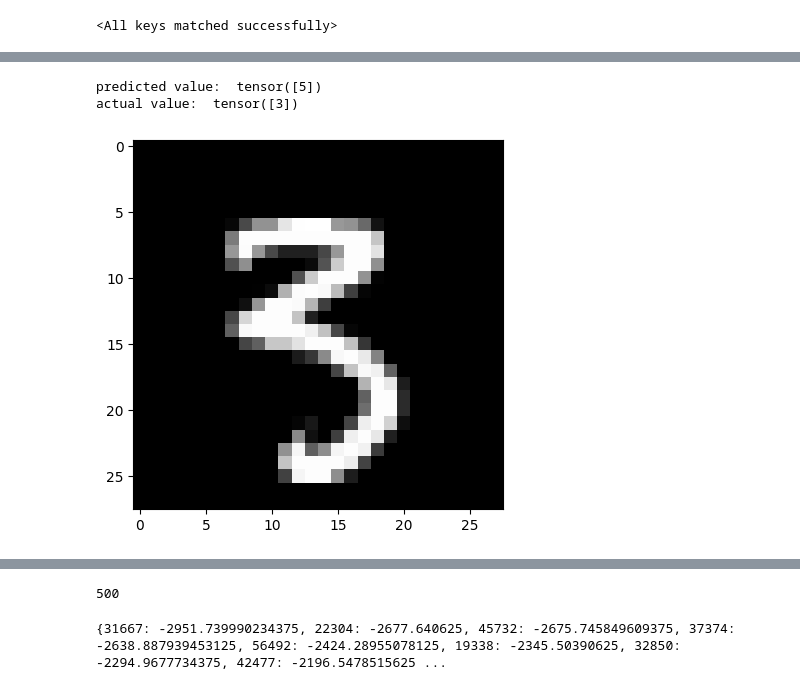
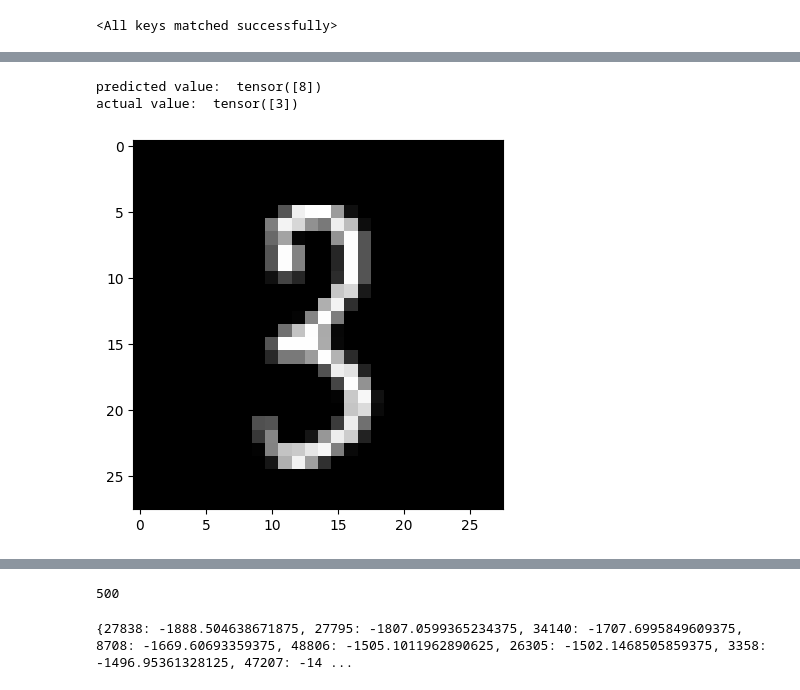
Before and after one commit to nebulous05/influence-functions-pytorch, a Jupyter notebook: influence_functions.ipynb, the cells around one changed output, grey strips where cells are left out. Saved outputs shown, nothing was run; the diff lists cells and outputs as text; code cells hidden in the pictures.

```diff
--- a/influence_functions.ipynb
+++ b/influence_functions.ipynb
@@ -128,22 +129,22 @@ mislabeled_indices = find_misclassified_indices()
 # %%
 # loss function
 loss_fn = nn.CrossEntropyLoss()
 
-image, label = get_item(7620, dataset='test')
+image, label = get_item(3476, dataset='test')
 y_pred = model(image.view(-1, 28*28))
 _, predicted = torch.max(y_pred.data, 1)
 
 # z_test
 z_test = image.view(-1, 28*28)
-z_test_label = torch.tensor([test_dataset[7620][1]])
+z_test_label = torch.tensor([test_dataset[3476][1]])
 
 print("predicted value: ", predicted)
 print("actual value: ", z_test_label)
-show_image(7620, dataset='test')
+show_image(3476, dataset='test')
 # %% [output]
-predicted value:  tensor([5])
+predicted value:  tensor([8])
 actual value:  tensor([3])
-[figure, old version]
+[figure, new version]
 # %%
 # Step 3: Compute the influence I_up,loss(z, z_test) for every training point z
 # %%
@@ -285,5 +286,5 @@ print(len(top_influential_dict))
 # %%
 print(top_influential_dict)
 # %% [output]
-{31667: -2951.739990234375, 22304: -2677.640625, 45732: -2675.745849609375, 37374: -2638.887939453125, 56492: -2424.28955078125, 19338: -2345.50390625, 32850: -2294.9677734375, 42477: -2196.5478515625 ...
+{27838: -1888.504638671875, 27795: -1807.0599365234375, 34140: -1707.6995849609375, 8708: -1669.60693359375, 48806: -1505.1011962890625, 26305: -1502.1468505859375, 3358: -1496.95361328125, 47207: -14 ...
 # %%
```
Also changed, not shown: parts of 9 cells of this notebook.
